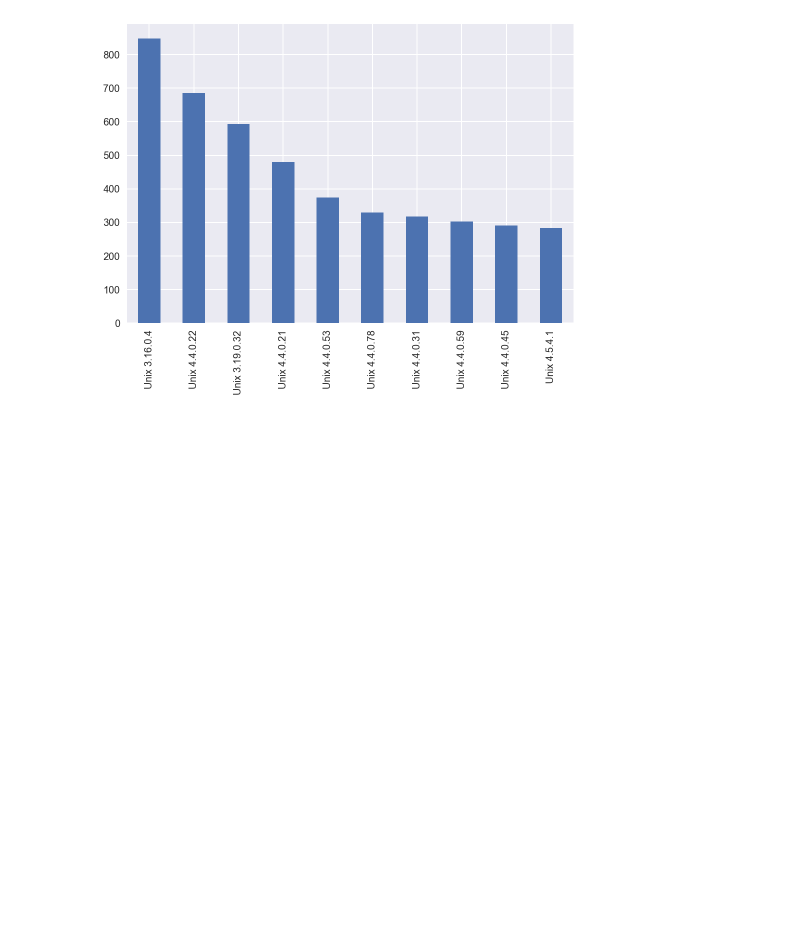
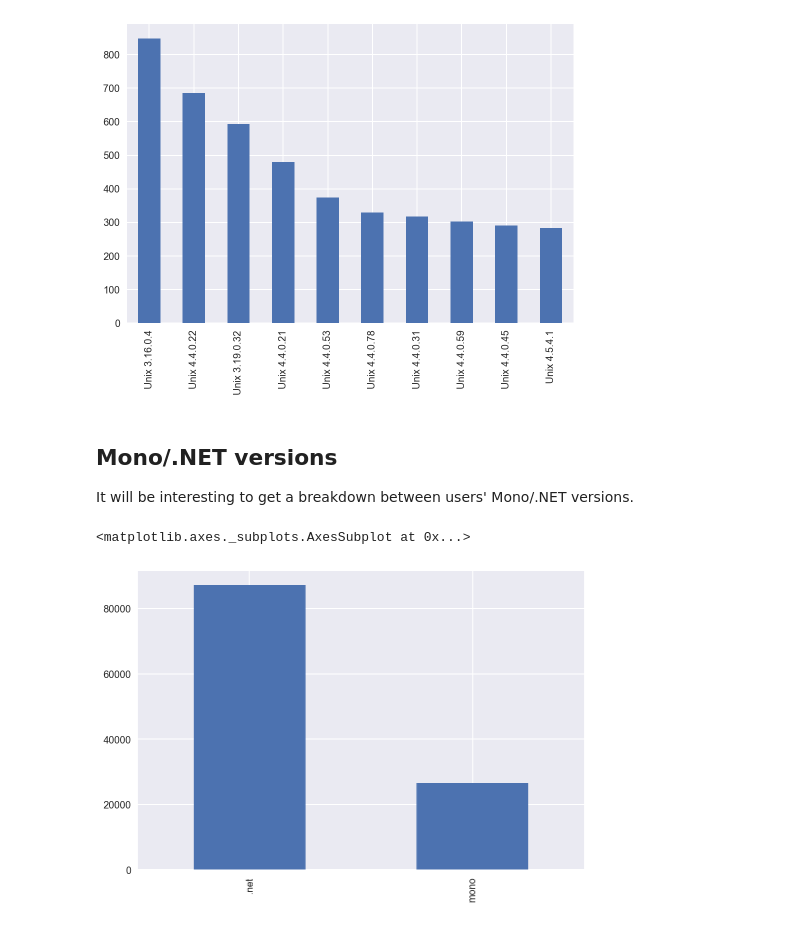
Before and after one commit to mindriot101/openra-analysis, a Jupyter notebook: new_ideas.ipynb, the cells around one changed output. Saved outputs shown, nothing was run; the diff lists cells and outputs as text; code cells hidden in the pictures; blank space fills up the shorter version.

Commit message:
Add runtime information

```diff
--- a/new_ideas.ipynb
+++ b/new_ideas.ipynb
@@ -571,3 +571,16 @@ linux['os'].value_counts()[:10].plot.bar()
 # %% [output]
 <matplotlib.axes._subplots.AxesSubplot at 0x...>
 [figure]
+# %% [markdown]
+## Mono/.NET versions
+
+It will be interesting to get a breakdown between users' Mono/.NET versions.
+# %%
+parsed = sysinfo['runtime'].apply(utils.parse_runtime)
+sysinfo['runtime_provider'] = [p.provider if p else None for p in parsed]
+sysinfo['runtime_version'] = [p.version if p else None for p in parsed]
+# %%
+sysinfo['runtime_provider'].value_counts().plot.bar()
+# %% [output]
+<matplotlib.axes._subplots.AxesSubplot at 0x...>
+[figure, added]
```
Also changed, not shown: parts of 4 cells of this notebook, 1 other file.
